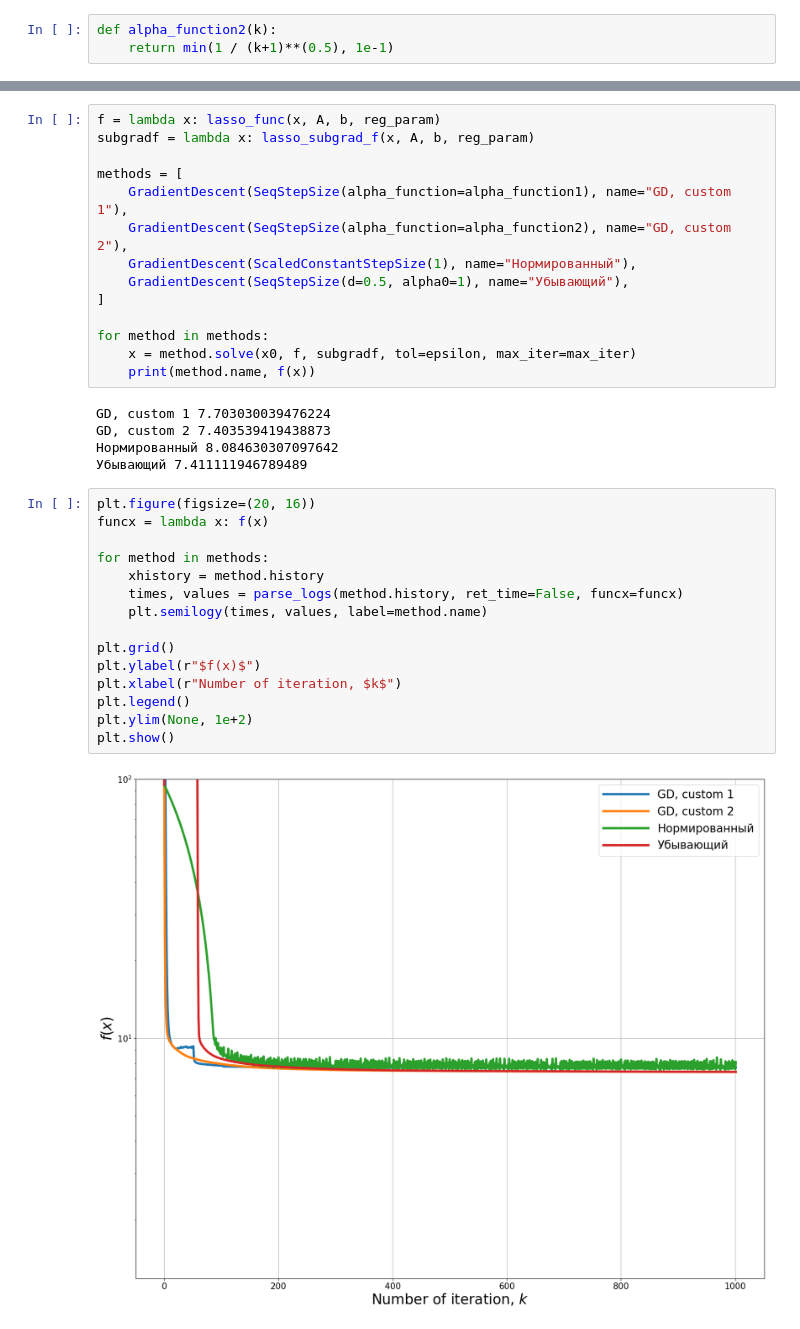
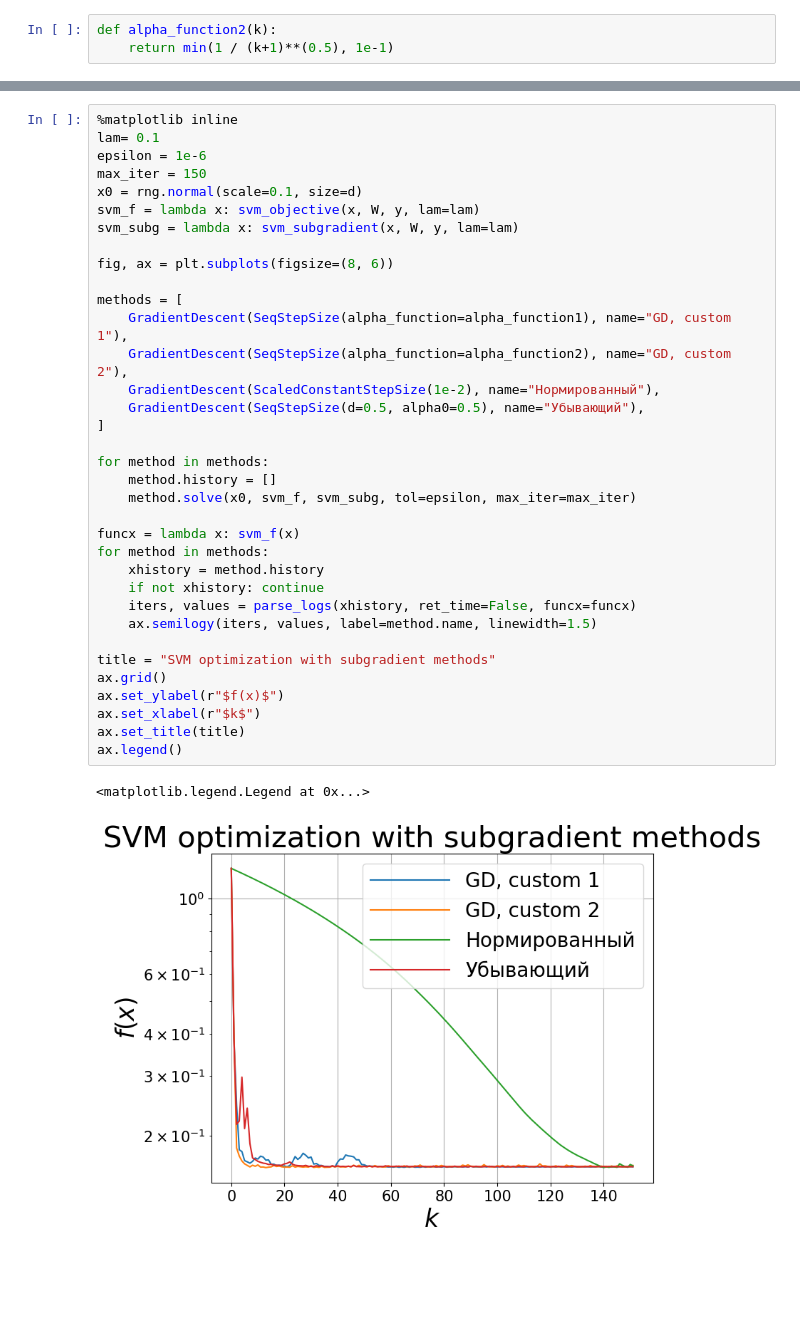
Before and after one commit to DredderGun/math_opt_course, a Jupyter notebook: lesson4_non_smooth_obj/sem3_subgrad.ipynb, the cells around one changed output, grey strips where cells are left out. Cells and saved outputs as stored; diff of their text form; blank space fills up the shorter version.

Commit message:
Sem 3 LASSO changed to SVM

```diff
--- a/lesson4_non_smooth_obj/sem3_subgrad.ipynb
+++ b/lesson4_non_smooth_obj/sem3_subgrad.ipynb
@@ -429,36 +444,38 @@ max_iter = 1000
-# %%
-f = lambda x: lasso_func(x, A, b, reg_param)
-subgradf = lambda x: lasso_subgrad_f(x, A, b, reg_param)
-
-methods = [
-    GradientDescent(SeqStepSize(alpha_function=alpha_function1), name="GD, custom 1"),
-    GradientDescent(SeqStepSize(alpha_function=alpha_function2), name="GD, custom 2"),
-    GradientDescent(ScaledConstantStepSize(1), name="Нормированный"),
-    GradientDescent(SeqStepSize(d=0.5, alpha0=1), name="Убывающий"),
-]
-
-for method in methods:
-    x = method.solve(x0, f, subgradf, tol=epsilon, max_iter=max_iter)
-    print(method.name, f(x))
-# %% [output]
-GD, custom 1 7.703030039476224
-GD, custom 2 7.403539419438873
-Нормированный 8.084630307097642
-Убывающий 7.411111946789489
-# %%
-plt.figure(figsize=(20, 16))
-funcx = lambda x: f(x)
-
-for method in methods:
-    xhistory = method.history
-    times, values = parse_logs(method.history, ret_time=False, funcx=funcx)
-    plt.semilogy(times, values, label=method.name)
-
-plt.grid()
-plt.ylabel(r"$f(x)$")
-plt.xlabel(r"Number of iteration, $k$")
-plt.legend()
-plt.ylim(None, 1e+2)
-plt.show()
-# %% [output]
-[figure, removed]
+# %%
+%matplotlib inline
+lam= 0.1
+epsilon = 1e-6
+max_iter = 150
+x0 = rng.normal(scale=0.1, size=d)
+svm_f = lambda x: svm_objective(x, W, y, lam=lam)
+svm_subg = lambda x: svm_subgradient(x, W, y, lam=lam)
+
+fig, ax = plt.subplots(figsize=(8, 6))
+
+methods = [
+    GradientDescent(SeqStepSize(alpha_function=alpha_function1), name="GD, custom 1"),
+    GradientDescent(SeqStepSize(alpha_function=alpha_function2), name="GD, custom 2"),
+    GradientDescent(ScaledConstantStepSize(1e-2), name="Нормированный"),
+    GradientDescent(SeqStepSize(d=0.5, alpha0=0.5), name="Убывающий"),
+]
+
+for method in methods:
+    method.history = []
+    method.solve(x0, svm_f, svm_subg, tol=epsilon, max_iter=max_iter)
+
+funcx = lambda x: svm_f(x)
+for method in methods:
+    xhistory = method.history
+    if not xhistory: continue
+    iters, values = parse_logs(xhistory, ret_time=False, funcx=funcx)
+    ax.semilogy(iters, values, label=method.name, linewidth=1.5)
+
+title = "SVM optimization with subgradient methods"
+ax.grid()
+ax.set_ylabel(r"$f(x)$")
+ax.set_xlabel(r"$k$")
+ax.set_title(title)
+ax.legend()
+# %% [output]
+<matplotlib.legend.Legend at 0x...>
+[figure, added]
```
Also changed, not shown: parts of 9 cells of this notebook.
